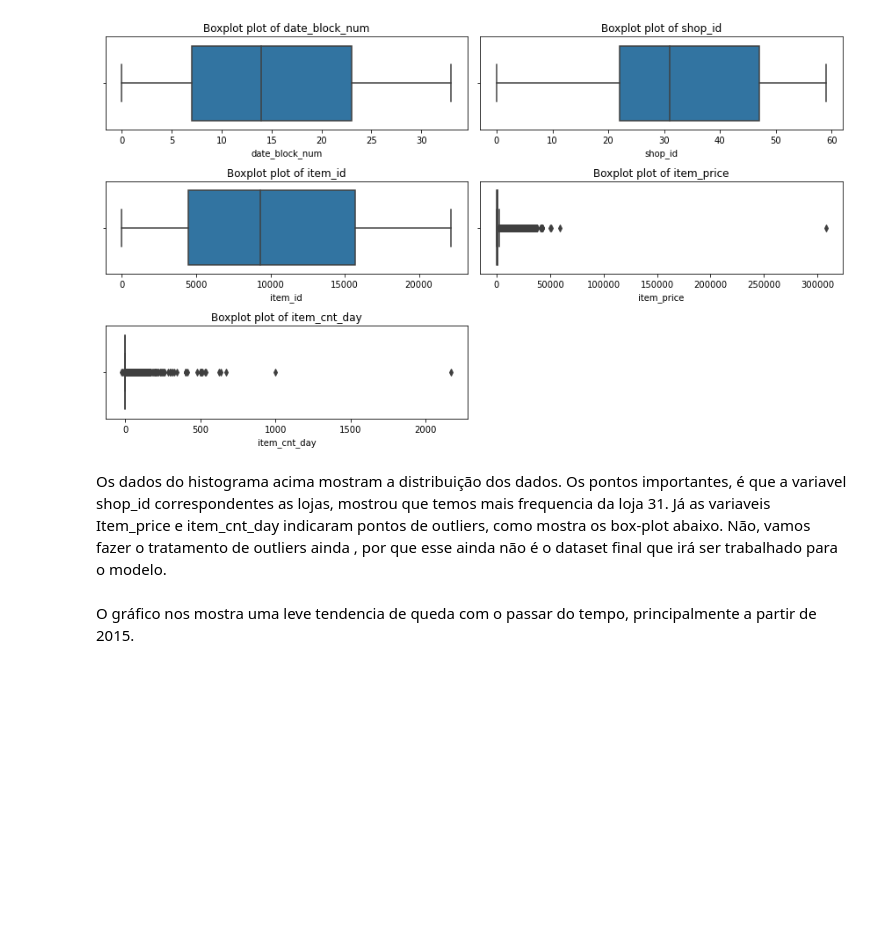
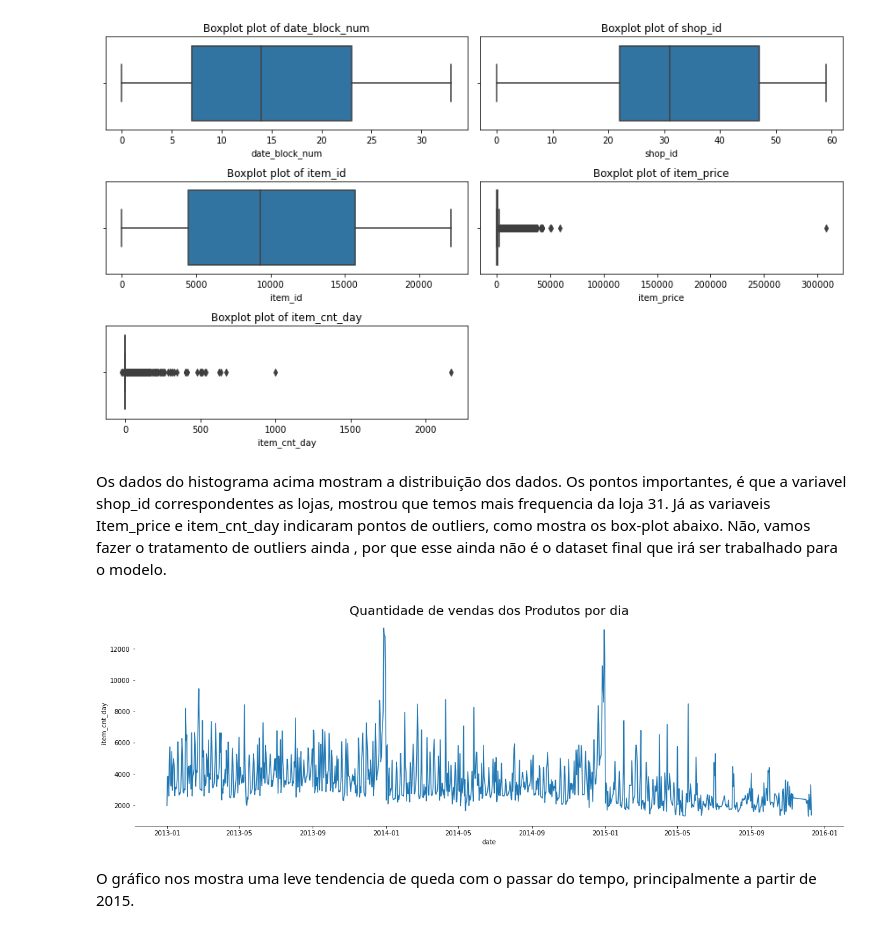
Before and after one commit to costadomar/sales_forecasting, a Jupyter notebook: analise_exploratoria.ipynb, the cells around one changed output. Saved outputs shown, nothing was run; the diff lists cells and outputs as text; code cells hidden in the pictures; blank space fills up the shorter version.

```diff
--- a/analise_exploratoria.ipynb
+++ b/analise_exploratoria.ipynb
@@ -143,6 +136,12 @@ def plot_line(df,x,y, title):
   fig.update_xaxes(zeroline = True, zerolinewidth =2, title = '')
   fig.update_yaxes(showticklabels = False, title= '' , showline = False, showticksuffix= 'none', ticks = '')
   fig.show()
+
+def plot_line2(df,x,y, title):
+  plt.figure(figsize=(20,6))
+  plt.title(title,fontsize = 20)
+  sns.lineplot(x=x, y=y, data=df)
+  sns.despine(left=True)
 # %%
 #Seperando as variaveis numéricas para plotar nos gráficos
 lista = list(df_sales_train.select_dtypes(include='number').columns)
@@ -171,6 +170,10 @@ Os dados do histograma acima mostram a distribuição dos dados. Os pontos impor
 # %%
 figura = pd.DataFrame(df_sales_train.groupby('date')['item_cnt_day'].sum()).reset_index()
 plot_line(figura,'date','item_cnt_day', 'Quantidade de vendas dos Produtos por dia')
+# %%
+plot_line2(figura,'date','item_cnt_day', 'Quantidade de vendas dos Produtos por dia')
+# %% [output]
+[figure, added]
 # %% [markdown]
 O gráfico nos mostra uma leve tendencia de queda com o passar do tempo, principalmente a partir de 2015.
 # %% [markdown]
```
Also changed, not shown: parts of 18 cells of this notebook.
